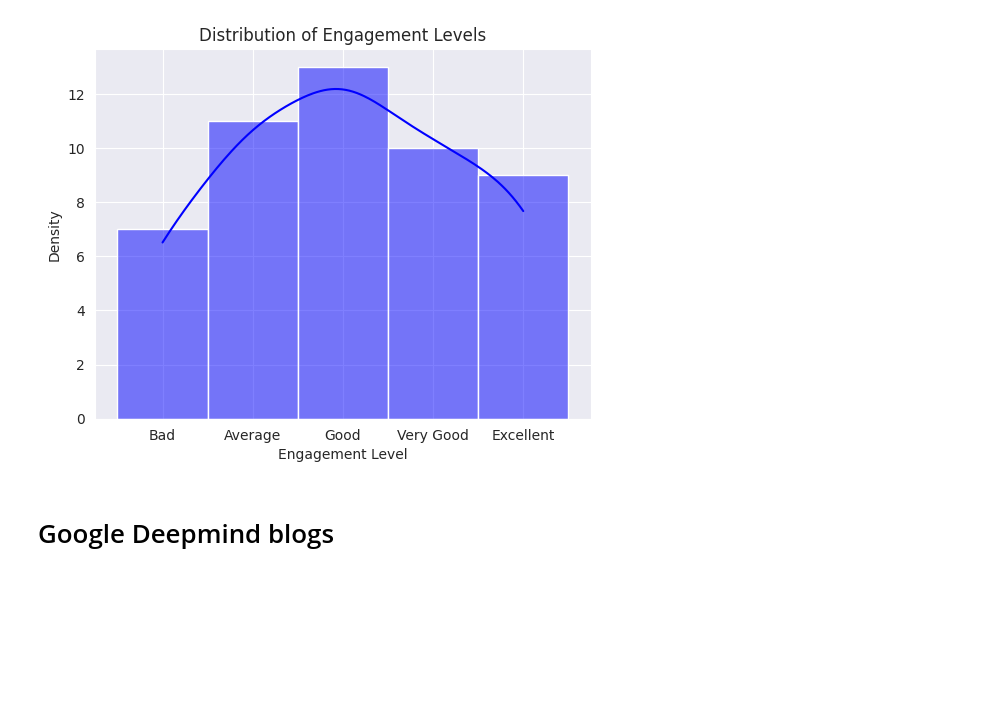
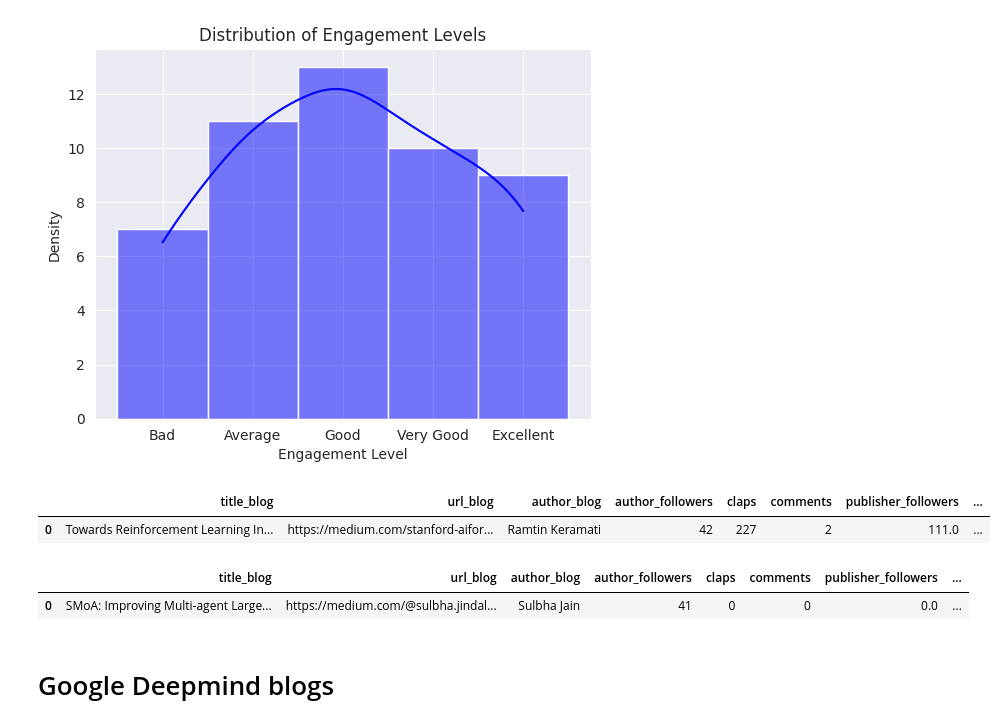
Before and after one commit to daKostych/Bachelor-Project-2025, a Jupyter notebook: llm_blog_generator/data/data_preprocessing.ipynb, the cells around one changed output. Drawn from its saved outputs; the diff is of its cells as text; code cells hidden in the pictures; blank space fills up the shorter version.

```diff
--- a/llm_blog_generator/data/data_preprocessing.ipynb
+++ b/llm_blog_generator/data/data_preprocessing.ipynb
@@ -64,7 +65,9 @@ papers.to_csv(PREPROCESSED_PAPER_DATASET_PATH, index=False)
 # Dataset with Medium Blogs
 # %%
 # Import data
-blogs = pd.read_csv(BLOG_DATASET_PATH)
+blogs = pd.read_csv(BLOG_DATASET_PATH).reset_index(drop=True)
+
+blogs.drop(columns=["id"], inplace=True)
 
 # Correcting URL of the paper if needed
 blogs["url_paper"] = blogs["url_paper"].str.replace("abs", "pdf", regex=False)
@@ -131,3 +134,21 @@ plt.title("Distribution of Engagement Levels")
 plt.show()
 # %% [output]
 [figure]
+# %%
+# The best blog in dataset
+best_blog_info = blogs.sort_values(["normalized_engagement_score"], ascending=False).head(1)
+best_blog_index = best_blog_info.index[0]
+best_blog_info = best_blog_info.reset_index(drop=True)
+best_blog_info
+# %% [output]
+|  | title_blog | url_blog | author_blog | author_followers | claps | comments | publisher_followers | ... |
+| 0 | Towards Reinforcement Learning In... | https://medium.com/stanford-aifor... | Ramtin Keramati | 42 | 227 | 2 | 111.0 | ... |
+# %%
+# The worst blog in dataset
+worst_blog_info = blogs.sort_values(["normalized_engagement_score"], ascending=False).tail(1)
+worst_blog_index = worst_blog_info.index[0]
+worst_blog_info = worst_blog_info.reset_index(drop=True)
+worst_blog_info
+# %% [output]
+|  | title_blog | url_blog | author_blog | author_followers | claps | comments | publisher_followers | ... |
+| 0 | SMoA: Improving Multi-agent Large... | https://medium.com/@sulbha.jindal... | Sulbha Jain | 41 | 0 | 0 | 0.0 | ... |
```
Also changed, not shown: parts of 4 cells of this notebook.
